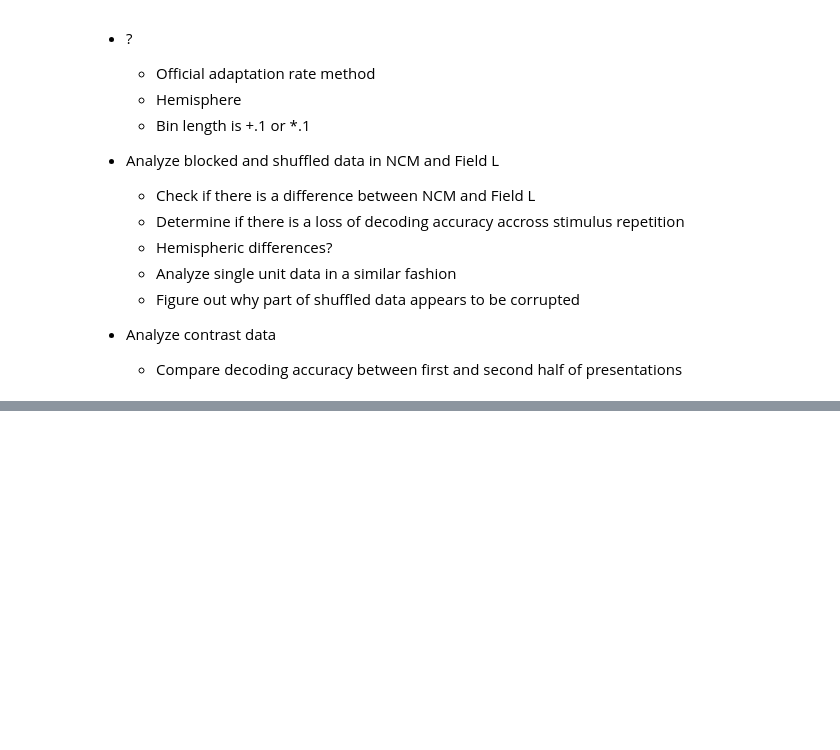
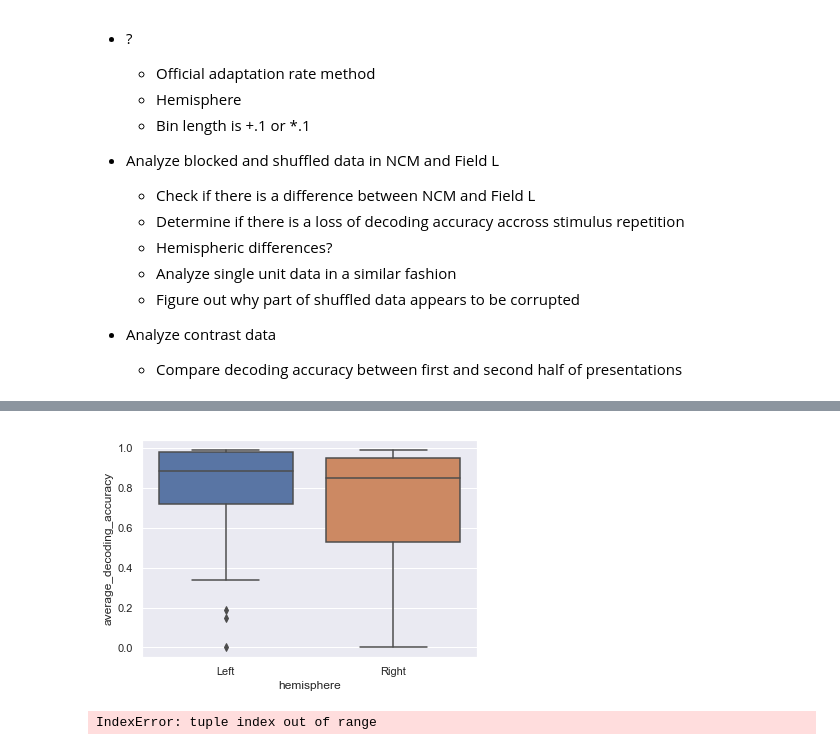
Before and after one commit to dnatanov/dnlab, a Jupyter notebook: exploratory_analysis.ipynb, the cells around one changed output, grey strips where cells are left out. Cells and saved outputs as stored; diff of their text form; code cells hidden in the pictures; blank space fills up the shorter version.

```diff
--- a/exploratory_analysis.ipynb
+++ b/exploratory_analysis.ipynb
@@ -359,0 +402,10 @@ array([1, 2, 3, 4, 5, 6, 7, 8])
+# %%
+sns.set()
+sns.boxplot(x="hemisphere", y='average_decoding_accuracy', data=contrast_df[(contrast_df["region"] == "Field L")])
+plt.show()
+# %% [output]
+[figure, added]
+# %%
+np.mean(contrast_df.decoding_accuracy.iloc[0], axis = 0)
+# %% [output]
+IndexError: tuple index out of range
```
Also changed, not shown: parts of 33 cells of this notebook, 5 other files.
